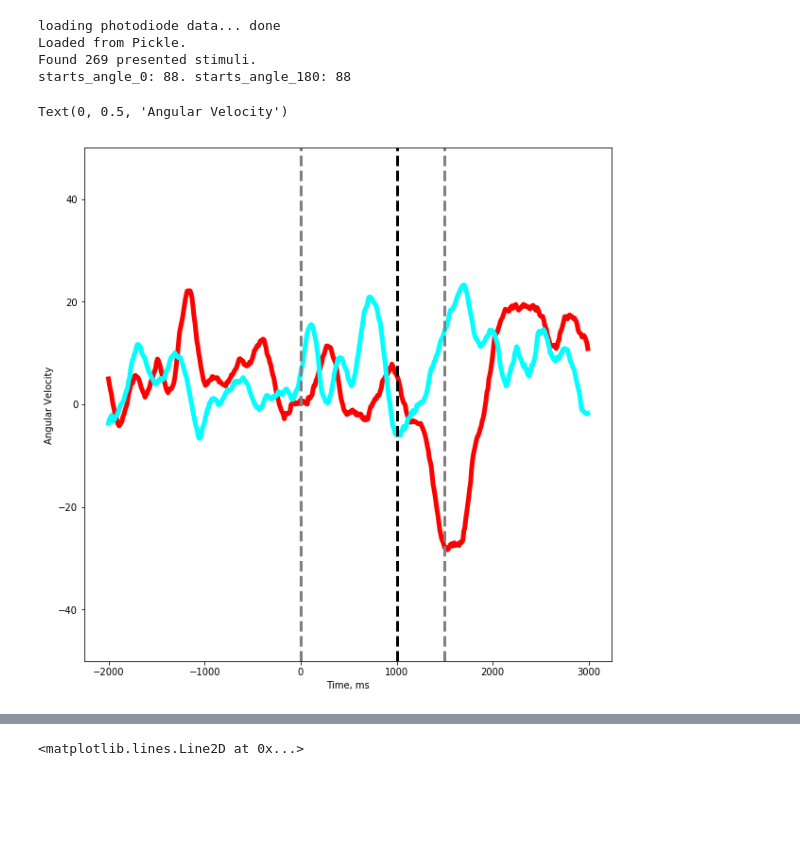
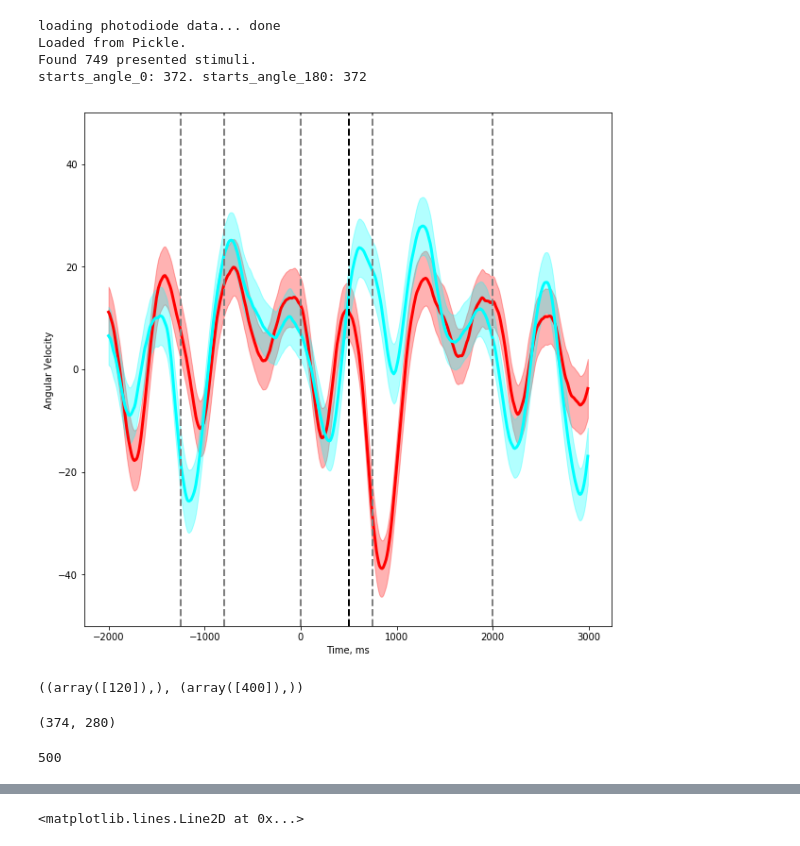
Before and after one commit to bellabrez/bigbadbrain, a Jupyter notebook: jupyter_notebooks/20220316 - stim triggered beh and neural data.ipynb, the cells around one changed output, grey strips where cells are left out. Saved outputs shown, nothing was run; the diff lists cells and outputs as text; code cells hidden in the pictures; blank space fills up the shorter version.

```diff
--- a/jupyter_notebooks/20220316 - stim triggered beh and neural data.ipynb
+++ b/jupyter_notebooks/20220316 - stim triggered beh and neural data.ipynb
@@ -69,5 +73,5 @@ import random
 # %%
-func_path = '/oak/stanford/groups/trc/data/Brezovec/2P_Imaging/20190101_walking_dataset/fly_116/func_0/'
+func_path = '/oak/stanford/groups/trc/data/Brezovec/2P_Imaging/20190101_walking_dataset/fly_143/func_0/'
 # %%
 ###########################
 ### PREP VISUAL STIMULI ###
@@ -90,8 +94,8 @@ print(F"starts_angle_0: {len(starts_angle_0)}. starts_angle_180: {len(starts_ang
 # %% [output]
 loading photodiode data... done
 Loaded from Pickle.
-Found 269 presented stimuli.
-starts_angle_0: 88. starts_angle_180: 88
+Found 749 presented stimuli.
+starts_angle_0: 372. starts_angle_180: 372
 # %%
 fictrac_path = os.path.join(func_path, 'fictrac')
 fictrac_raw = brainsss.load_fictrac(fictrac_path)
@@ -109,33 +113,52 @@ xnew = np.arange(0,expt_len,resolution)
 # %%
 pre_window = 200 # in units of 10ms
 post_window = 300
 
 traces = []
 for i in range(len(starts_angle_0)):
     trace = fictrac['Z'][starts_angle_0[i]-pre_window:starts_angle_0[i]+post_window]
     if len(trace) == pre_window + post_window: # this handles fictrac that crashed or was aborted or some bullshit
         traces.append(trace)
 traces_0 = np.asarray(traces)
 mean_trace_0 = np.mean(traces_0,axis=0)
+sem_trace_0 = sem(traces_0,axis=0)
 
 traces = []
 for i in range(len(starts_angle_180)):
     trace = fictrac['Z'][starts_angle_180[i]-pre_window:starts_angle_180[i]+post_window]
     if len(trace) == pre_window + post_window: # this handles fictrac that crashed or was aborted or some bullshit
         traces.append(trace)
 traces_180 = np.asarray(traces)
 mean_trace_180 = np.mean(traces_180,axis=0)
+sem_trace_180 = sem(traces_180,axis=0)
 
 plt.figure(figsize=(10,10))
 xs = np.arange(-pre_window,post_window)*10
-plt.plot(xs, mean_trace_0,color='r',linewidth=5)
-plt.plot(xs, mean_trace_180,color='cyan',linewidth=5)
-plt.axvline(0,color='grey',lw=3,linestyle='--') # stim appears
-plt.axvline(1000,color='k',lw=3,linestyle='--') # stim moves
-plt.axvline(1500,color='grey',lw=3,linestyle='--') # grey
+plt.plot(xs, mean_trace_0,color='r',linewidth=3)
+plt.fill_between(xs, mean_trace_0-sem_trace_0, mean_trace_0+sem_trace_0, color='red',alpha=0.3)
+
+
+
+plt.plot(xs, mean_trace_180,color='cyan',linewidth=3)
+plt.fill_between(xs, mean_trace_180-sem_trace_180, mean_trace_180+sem_trace_180, color='cyan',alpha=0.3)
+
+plt.axvline(-1250,color='grey',lw=2,linestyle='--') # grey
+plt.axvline(-800,color='grey',lw=2,linestyle='--') # grey
+plt.axvline(0,color='grey',lw=2,linestyle='--') # stim appears
+plt.axvline(500,color='k',lw=2,linestyle='--') # stim moves
+plt.axvline(750,color='grey',lw=2,linestyle='--') # grey
+plt.axvline(2000,color='grey',lw=2,linestyle='--') # grey
 plt.ylim(-50,50)
 plt.xlabel('Time, ms')
 plt.ylabel('Angular Velocity')
+
+save_path = '/oak/stanford/groups/trc/data/Brezovec/2P_Imaging/figs'
+timestr = time.strftime("%Y%m%d-%H%M%S")
+fname = os.path.join(save_path, timestr)
+#plt.savefig(fname,dpi=300,bbox_inches='tight')
 # %% [output]
-Text(0, 0.5, 'Angular Velocity')
-[figure, old version]
+[figure, new version]
+# %%
+np.where(xs==-800), np.where(xs==2000)
+# %% [output]
+((array([120]),), (array([400]),))
@@ -141,0 +168,8 @@ Text(0, 0.5, 'Angular Velocity')
+# %%
+traces_0.shape
+# %% [output]
+(374, 280)
+# %%
+len(xs)
+# %% [output]
+500
```
Also changed, not shown: parts of 22 cells of this notebook, 22 other files.
